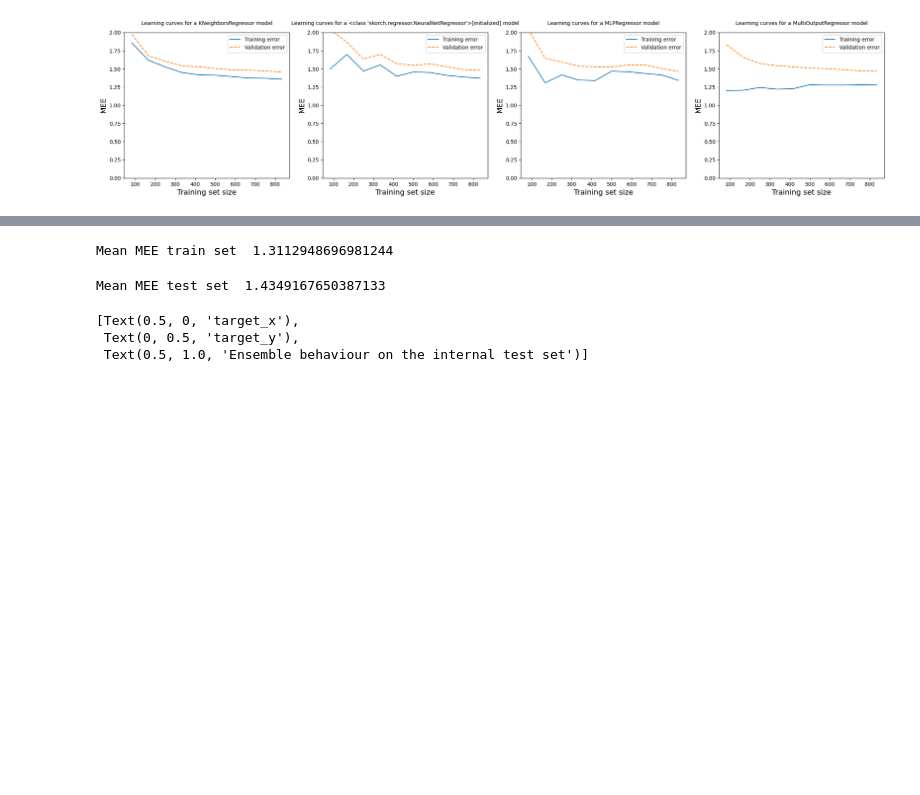
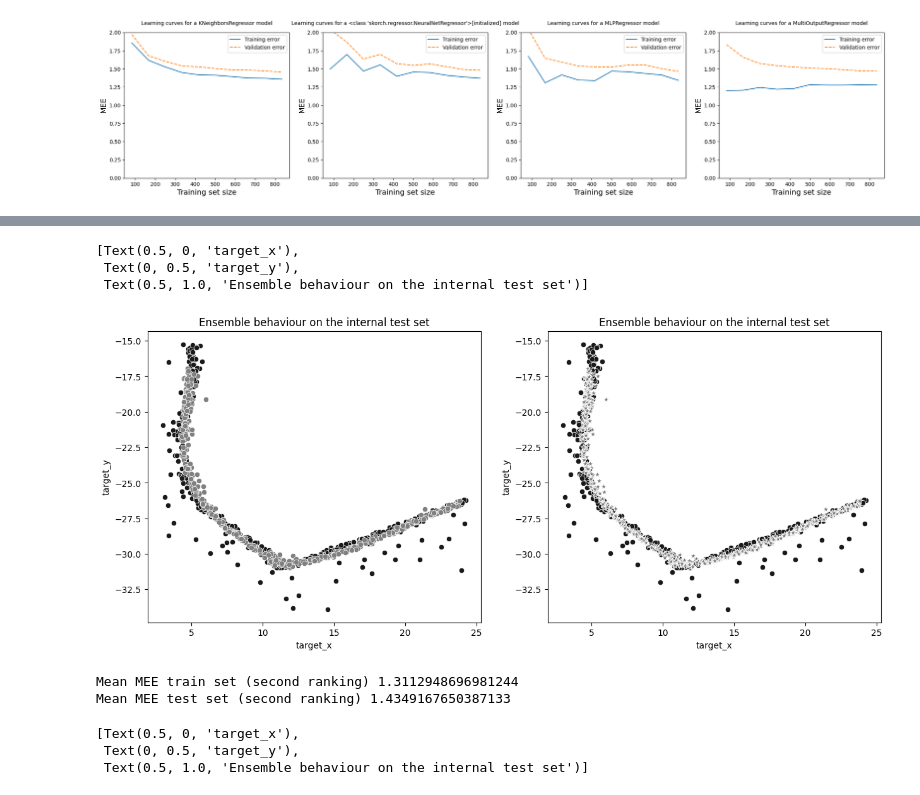
Before and after one commit to VeronicaPistolesi/MachineLearning, a Jupyter notebook: cup_model_assessment_final.ipynb, the cells around one changed output, grey strips where cells are left out. Drawn from its saved outputs; the diff is of its cells as text; code cells hidden in the pictures; blank space fills up the shorter version.

```diff
--- a/cup_model_assessment_final.ipynb
+++ b/cup_model_assessment_final.ipynb
@@ -305,14 +332,29 @@ test_pred_svr = svr.predict(x_test)
+# %%
+fig, ax = plt.subplots(1,2,figsize=(15,6))
+
+sns.scatterplot(x=y_test[:,0],y=y_test[:,1],color='.1',ax=ax[0])
+sns.scatterplot(x=test_pred_all[:,0],y=test_pred_all[:,1],color='.5',ax=ax[0])
+ax[0].set(xlabel='target_x',ylabel='target_y',title='Ensemble behaviour on the internal test set')
+
+sns.scatterplot(x=y_test[:,0],y=y_test[:,1],color='.1',ax=ax[1])
+sns.scatterplot(x=test_pred_all[:,0],y=test_pred_all[:,1],color='.5',ax=ax[1], marker='*', s=50)
+ax[1].set(xlabel='target_x',ylabel='target_y',title='Ensemble behaviour on the internal test set')
+# %% [output]
+[Text(0.5, 0, 'target_x'),
+ Text(0, 0.5, 'target_y'),
+ Text(0.5, 1.0, 'Ensemble behaviour on the internal test set')]
+[figure, added]
 # %%
+# Model assesment with the second ranking
+
 train_pred_all = np.mean([train_pred_keras, train_pred_knr, train_pred_pytorch, train_pred_mlp, train_pred_svr], axis=0)
 test_pred_all = np.mean([test_pred_keras, test_pred_knr, test_pred_pytorch, test_pred_mlp, test_pred_svr], axis=0)
+
+print('Mean MEE train set (second ranking)', MEEg(y_train, train_pred_all))
+print('Mean MEE test set (second ranking)', MEEg(y_test, test_pred_all))
+# %% [output]
+Mean MEE train set (second ranking) 1.3112948696981244
+Mean MEE test set (second ranking) 1.4349167650387133
-# %%
-print('Mean MEE train set ', MEEg(y_train, train_pred_all))
-# %% [output]
-Mean MEE train set  1.3112948696981244
-# %%
-print('Mean MEE test set ', MEEg(y_test, test_pred_all))
-# %% [output]
-Mean MEE test set  1.4349167650387133
 # %%
 fig, ax = plt.subplots(1,2,figsize=(15,6))
 
```
Also changed, not shown: parts of 3 cells of this notebook.
